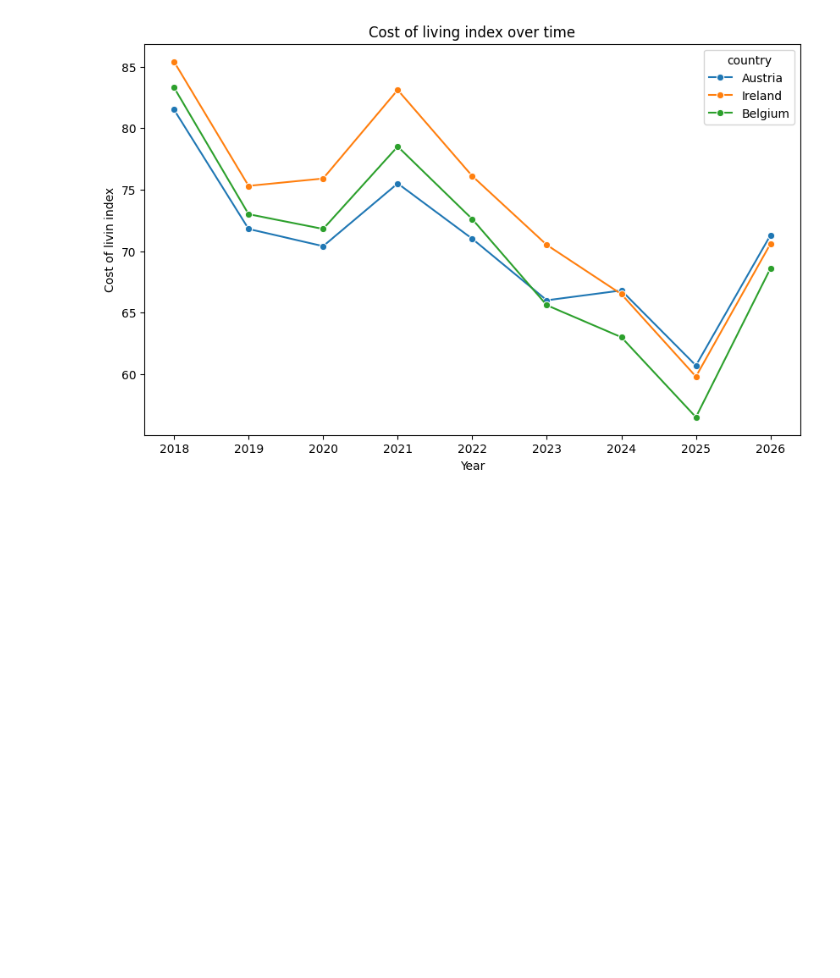
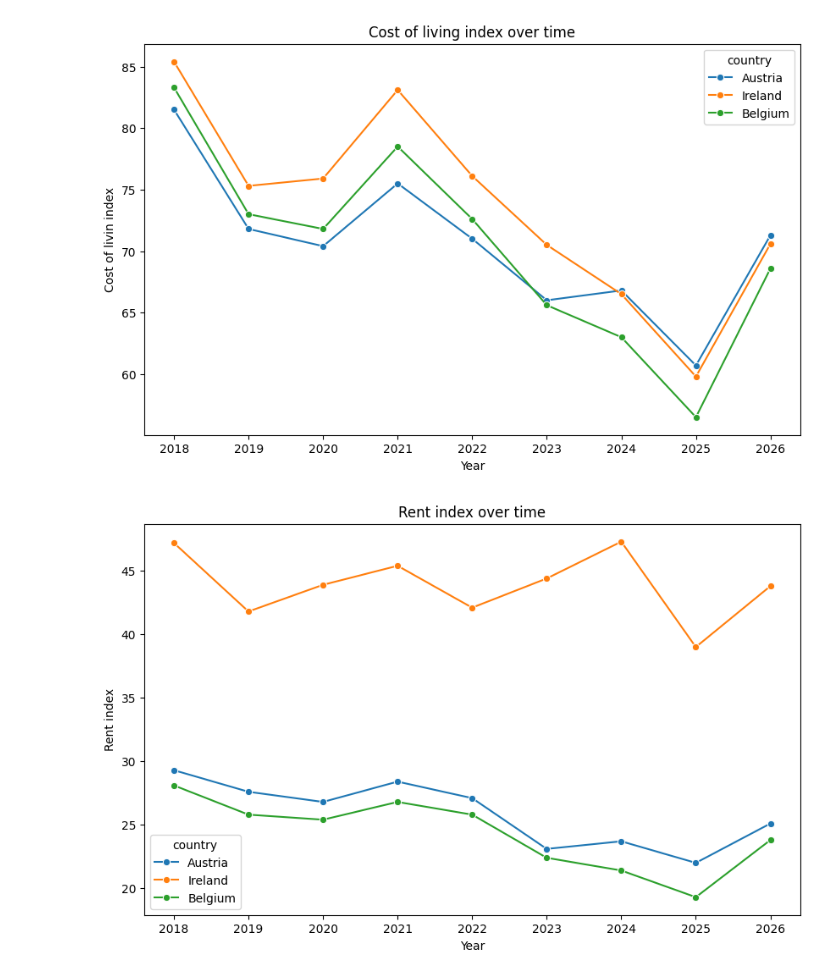
Before and after one commit to 13NateMate37/Hackathon26_Economy_in_UK, a Jupyter notebook: jupyter_notebooks/Nate_EDA.ipynb, the cells around one changed output. Cells and saved outputs as stored; diff of their text form; code cells hidden in the pictures; blank space fills up the shorter version.

```diff
--- a/jupyter_notebooks/Nate_EDA.ipynb
+++ b/jupyter_notebooks/Nate_EDA.ipynb
@@ -162,3 +162,21 @@ plt.ylabel("Cost of livin index")
 plt.show()
 # %% [output]
 [figure]
+# %%
+plt.figure(figsize=(10,6))
+
+sns.lineplot(
+    data=my_df,
+    x="year",
+    y="rent_index",
+    hue="country",
+    marker="o"
+)
+
+plt.title("Rent index over time")
+plt.xlabel("Year")
+plt.ylabel("Rent index")
+
+plt.show()
+# %% [output]
+[figure, added]
```
Also changed, not shown: parts of 2 cells of this notebook.
